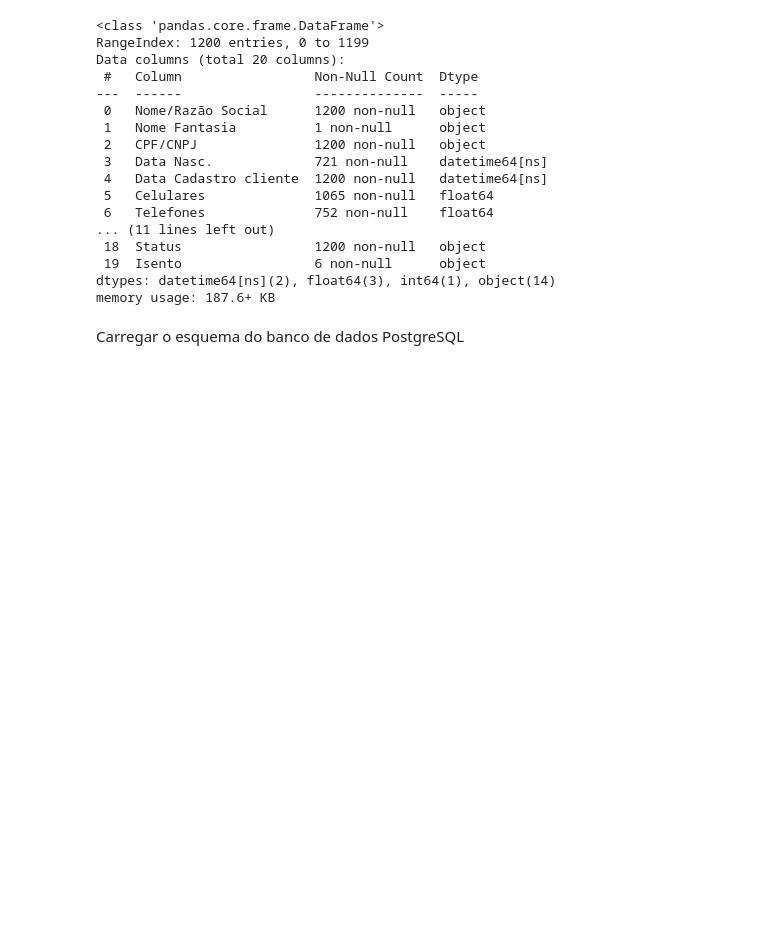
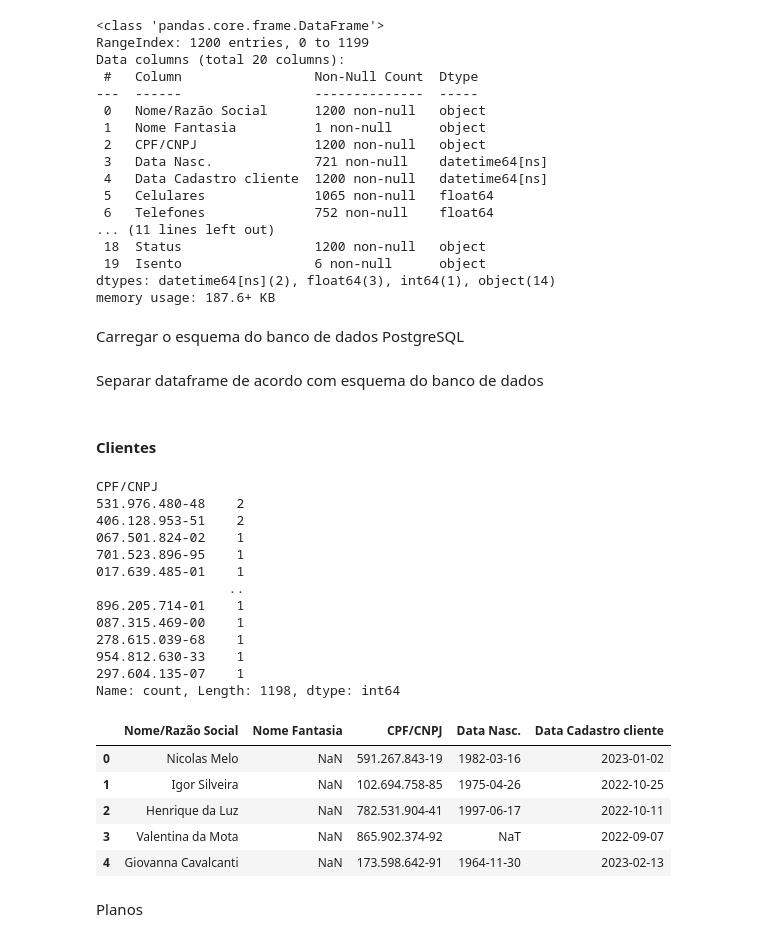
Before and after one commit to matheusinit/customers-data-analysis, a Jupyter notebook: src/notebooks/00_ingestion.ipynb, the cells around one changed output. Saved outputs shown, nothing was run; the diff lists cells and outputs as text; code cells hidden in the pictures; blank space fills up the shorter version.

```diff
--- a/src/notebooks/00_ingestion.ipynb
+++ b/src/notebooks/00_ingestion.ipynb
@@ -43,3 +55,38 @@ memory usage: 187.6+ KB
 Carregar o esquema do banco de dados PostgreSQL
 # %%
 ingestion.import_postgresql_schema('../../data/schema.sql')
+# %% [markdown]
+Separar dataframe de acordo com esquema do banco de dados
+# %% [markdown]
+#### Clientes
+# %%
+customers_columns = ['Nome/Razão Social', 'Nome Fantasia', 'CPF/CNPJ', 'Data Nasc.', 'Data Cadastro cliente']
+
+customers = data[customers_columns]
+
+value_counts = customers['CPF/CNPJ'].value_counts()
+print(value_counts)
+
+customers.head()
+# %% [output]
+CPF/CNPJ
+531.976.480-48    2
+406.128.953-51    2
+067.501.824-02    1
+701.523.896-95    1
+017.639.485-01    1
+                 ..
+896.205.714-01    1
+087.315.469-00    1
+278.615.039-68    1
+954.812.630-33    1
+297.604.135-07    1
+Name: count, Length: 1198, dtype: int64
+|  | Nome/Razão Social | Nome Fantasia | CPF/CNPJ | Data Nasc. | Data Cadastro cliente |
+| 0 | Nicolas Melo | NaN | 591.267.843-19 | 1982-03-16 | 2023-01-02 |
+| 1 | Igor Silveira | NaN | 102.694.758-85 | 1975-04-26 | 2022-10-25 |
+| 2 | Henrique da Luz | NaN | 782.531.904-41 | 1997-06-17 | 2022-10-11 |
+| 3 | Valentina da Mota | NaN | 865.902.374-92 | NaT | 2022-09-07 |
+| 4 | Giovanna Cavalcanti | NaN | 173.598.642-91 | 1964-11-30 | 2023-02-13 |
+# %% [markdown]
+Planos
```
Also changed, not shown: parts of 11 cells of this notebook.
